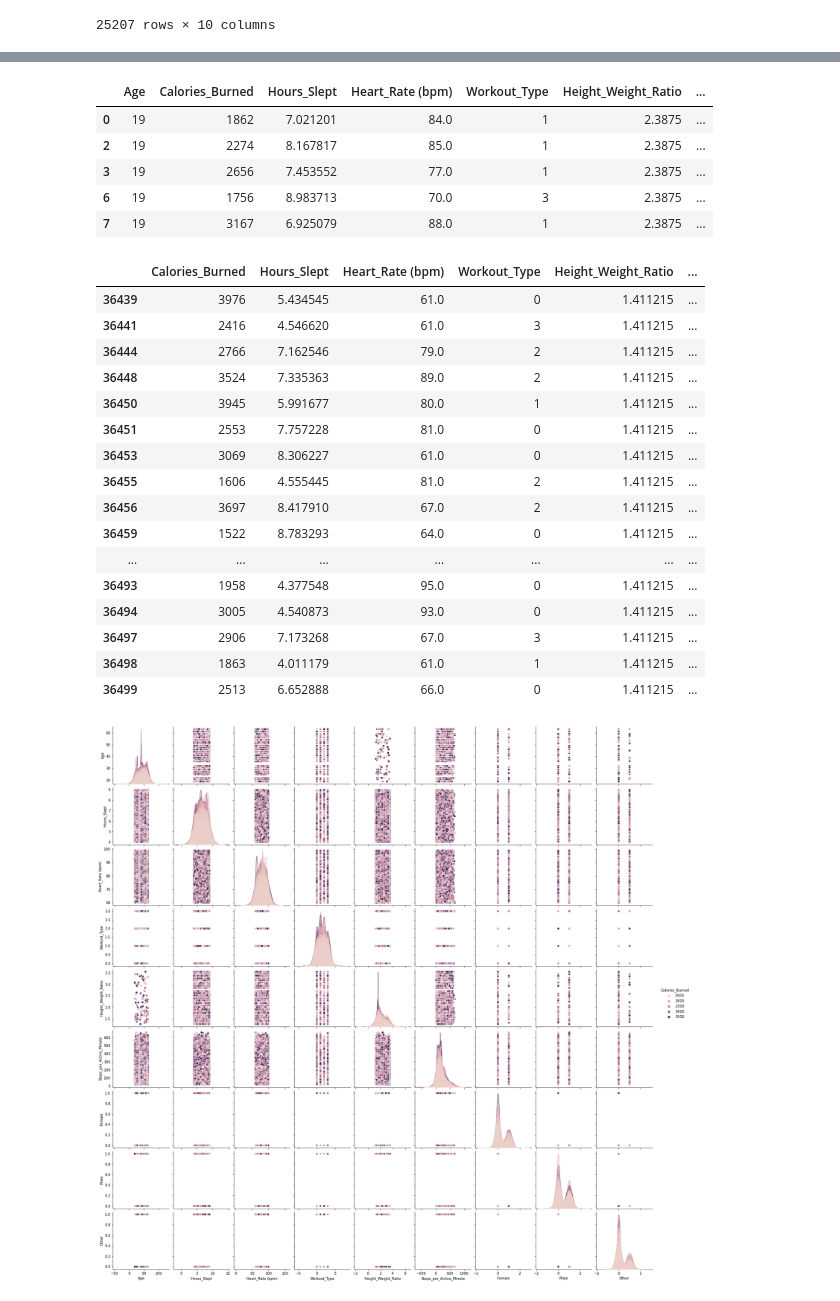
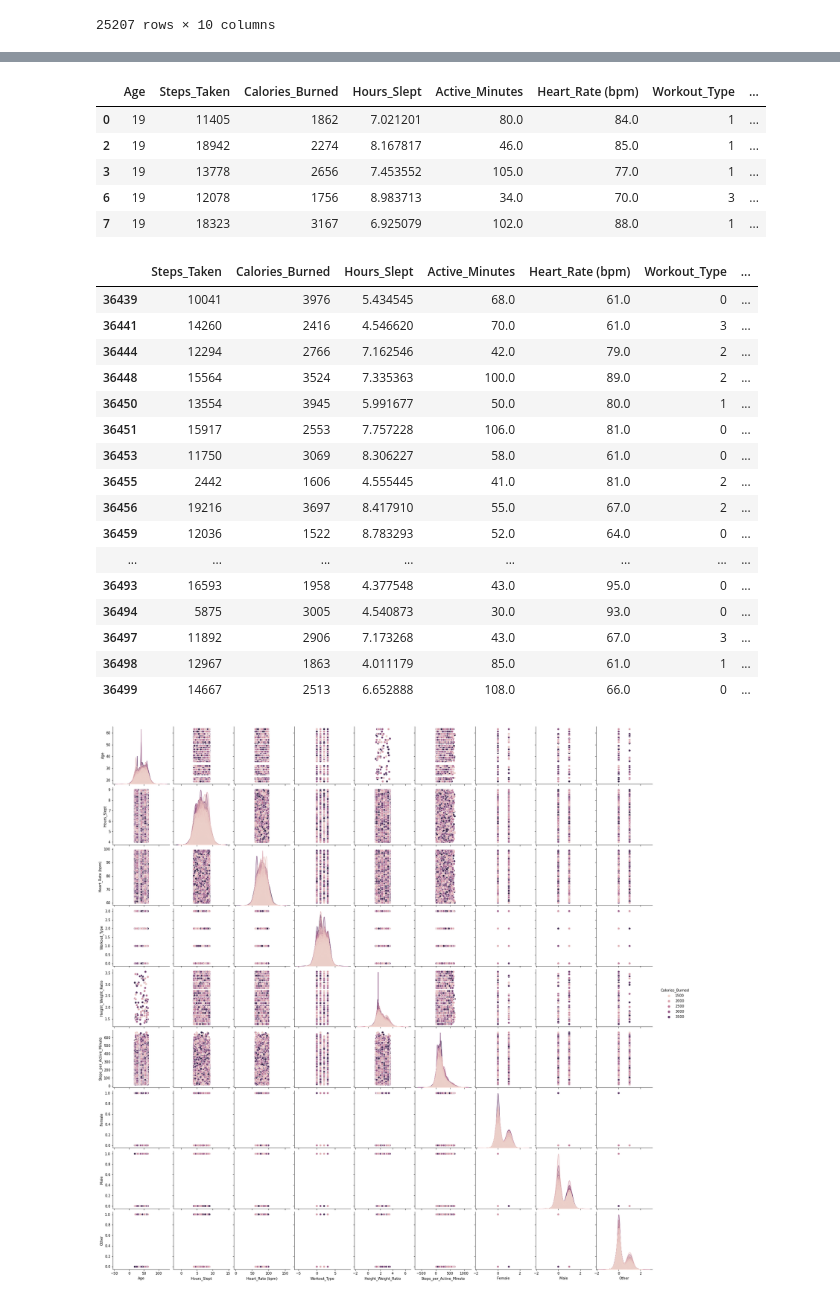
Before and after one commit to rike82/Project_ML_Calories, a Jupyter notebook: Calorie_consumption_calculation.ipynb, the cells around one changed output, grey strips where cells are left out. Saved outputs shown, nothing was run; the diff lists cells and outputs as text; code cells hidden in the pictures.

```diff
--- a/Calorie_consumption_calculation.ipynb
+++ b/Calorie_consumption_calculation.ipynb
@@ -150,4 +154,4 @@ df_fit2.drop(columns= ['Gender'], inplace = True) # drop the old gender column
 # %%
 df_fit2['Height_Weight_Ratio'] = df_fit2['Height (cm)'] / df_fit2['Weight (kg)']
 
-df_fit2['Steps_per_Active_Minute'] = df_fit2['Steps_Taken'] / df_fit2['Active_Minutes'] #.replace(0, np.nan)
+# df_fit2['Steps_per_Active_Minute'] = df_fit2['Steps_Taken'] / df_fit2['Active_Minutes'] #.replace(0, np.nan)
@@ -154,4 +160,4 @@ df_fit2['Steps_per_Active_Minute'] = df_fit2['Steps_Taken'] / df_fit2['Active_Mi
 # %%
-df_fit3 = df_fit2.drop(columns = ['Height (cm)', 'Weight (kg)', 'Water_Intake (Liters)', 'Stress_Level (1-10)', 'Mood', 'Steps_Taken', 'Active_Minutes'])
+df_fit3 = df_fit2.drop(columns = ['Height (cm)', 'Weight (kg)', 'Water_Intake (Liters)', 'Stress_Level (1-10)', 'Mood'])
 df_fit3
 # %% [output]
@@ -196,12 +204,12 @@ df_fit3['Workout_Type'] = pd.Categorical(df_fit3['Workout_Type'], categories=wor
 df_fit3['Workout_Type'] = df_fit3['Workout_Type'].cat.codes
 df_fit3.head()
 # %% [output]
-|  | Age | Calories_Burned | Hours_Slept | Heart_Rate (bpm) | Workout_Type | Height_Weight_Ratio | ... |
-| 0 | 19 | 1862 | 7.021201 | 84.0 | 1 | 2.3875 | ... |
-| 2 | 19 | 2274 | 8.167817 | 85.0 | 1 | 2.3875 | ... |
-| 3 | 19 | 2656 | 7.453552 | 77.0 | 1 | 2.3875 | ... |
-| 6 | 19 | 1756 | 8.983713 | 70.0 | 3 | 2.3875 | ... |
-| 7 | 19 | 3167 | 6.925079 | 88.0 | 1 | 2.3875 | ... |
+|  | Age | Steps_Taken | Calories_Burned | Hours_Slept | Active_Minutes | Heart_Rate (bpm) | Workout_Type | ... |
+| 0 | 19 | 11405 | 1862 | 7.021201 | 80.0 | 84.0 | 1 | ... |
+| 2 | 19 | 18942 | 2274 | 8.167817 | 46.0 | 85.0 | 1 | ... |
+| 3 | 19 | 13778 | 2656 | 7.453552 | 105.0 | 77.0 | 1 | ... |
+| 6 | 19 | 12078 | 1756 | 8.983713 | 34.0 | 70.0 | 3 | ... |
+| 7 | 19 | 18323 | 3167 | 6.925079 | 102.0 | 88.0 | 1 | ... |
 # %%
 # mood_order = ['Happy', 'Neutral', 'Sad', 'Stressed']
 # df_fit2['Mood'] = pd.Categorical(df_fit2['Mood'], categories= mood_order, ordered=True)
@@ -212,36 +220,37 @@ df_fit_final = pd.concat([df_fit3, df_gender], axis=1)
 # %%
 # definition of bins for agegroups
 bins = [0, 17, 29, 39, 49, 64, 100]
 labels = ['0-17', '18-29', '30-39', '40-49', '50-64', '65+']  # Labels for groups
 
 # create agegroups
 df_fit_final['Age_Group'] = pd.cut(df_fit_final['Age'], bins=bins, labels=labels, right=True)
 df_fit_final.drop(columns=['Other'], inplace=True)
+df_fit_final.drop(columns=['Age'], inplace=True)
 
 # Label-Encoding
 df_fit_final['Age_Group'] = df_fit_final['Age_Group'].cat.codes
 
 
 
 df_fit_final.tail(40) # prove
 # %% [output]
-|  | Calories_Burned | Hours_Slept | Heart_Rate (bpm) | Workout_Type | Height_Weight_Ratio | ... |
-| 36439 | 3976 | 5.434545 | 61.0 | 0 | 1.411215 | ... |
-| 36441 | 2416 | 4.546620 | 61.0 | 3 | 1.411215 | ... |
-| 36444 | 2766 | 7.162546 | 79.0 | 2 | 1.411215 | ... |
-| 36448 | 3524 | 7.335363 | 89.0 | 2 | 1.411215 | ... |
-| 36450 | 3945 | 5.991677 | 80.0 | 1 | 1.411215 | ... |
-| 36451 | 2553 | 7.757228 | 81.0 | 0 | 1.411215 | ... |
-| 36453 | 3069 | 8.306227 | 61.0 | 0 | 1.411215 | ... |
-| 36455 | 1606 | 4.555445 | 81.0 | 2 | 1.411215 | ... |
-| 36456 | 3697 | 8.417910 | 67.0 | 2 | 1.411215 | ... |
-| 36459 | 1522 | 8.783293 | 64.0 | 0 | 1.411215 | ... |
-| ... | ... | ... | ... | ... | ... | ... |
-| 36493 | 1958 | 4.377548 | 95.0 | 0 | 1.411215 | ... |
-| 36494 | 3005 | 4.540873 | 93.0 | 0 | 1.411215 | ... |
-| 36497 | 2906 | 7.173268 | 67.0 | 3 | 1.411215 | ... |
-| 36498 | 1863 | 4.011179 | 61.0 | 1 | 1.411215 | ... |
-| 36499 | 2513 | 6.652888 | 66.0 | 0 | 1.411215 | ... |
+|  | Steps_Taken | Calories_Burned | Hours_Slept | Active_Minutes | Heart_Rate (bpm) | Workout_Type | ... |
+| 36439 | 10041 | 3976 | 5.434545 | 68.0 | 61.0 | 0 | ... |
+| 36441 | 14260 | 2416 | 4.546620 | 70.0 | 61.0 | 3 | ... |
+| 36444 | 12294 | 2766 | 7.162546 | 42.0 | 79.0 | 2 | ... |
+| 36448 | 15564 | 3524 | 7.335363 | 100.0 | 89.0 | 2 | ... |
+| 36450 | 13554 | 3945 | 5.991677 | 50.0 | 80.0 | 1 | ... |
+| 36451 | 15917 | 2553 | 7.757228 | 106.0 | 81.0 | 0 | ... |
+| 36453 | 11750 | 3069 | 8.306227 | 58.0 | 61.0 | 0 | ... |
+| 36455 | 2442 | 1606 | 4.555445 | 41.0 | 81.0 | 2 | ... |
+| 36456 | 19216 | 3697 | 8.417910 | 55.0 | 67.0 | 2 | ... |
+| 36459 | 12036 | 1522 | 8.783293 | 52.0 | 64.0 | 0 | ... |
+| ... | ... | ... | ... | ... | ... | ... | ... |
+| 36493 | 16593 | 1958 | 4.377548 | 43.0 | 95.0 | 0 | ... |
+| 36494 | 5875 | 3005 | 4.540873 | 30.0 | 93.0 | 0 | ... |
+| 36497 | 11892 | 2906 | 7.173268 | 43.0 | 67.0 | 3 | ... |
+| 36498 | 12967 | 1863 | 4.011179 | 85.0 | 61.0 | 1 | ... |
+| 36499 | 14667 | 2513 | 6.652888 | 108.0 | 66.0 | 0 | ... |
 # %%
 features = df_fit_final.drop(columns = ["Calories_Burned"])
 # %%
```
Also changed, not shown: parts of 33 cells of this notebook, 1 other file.
